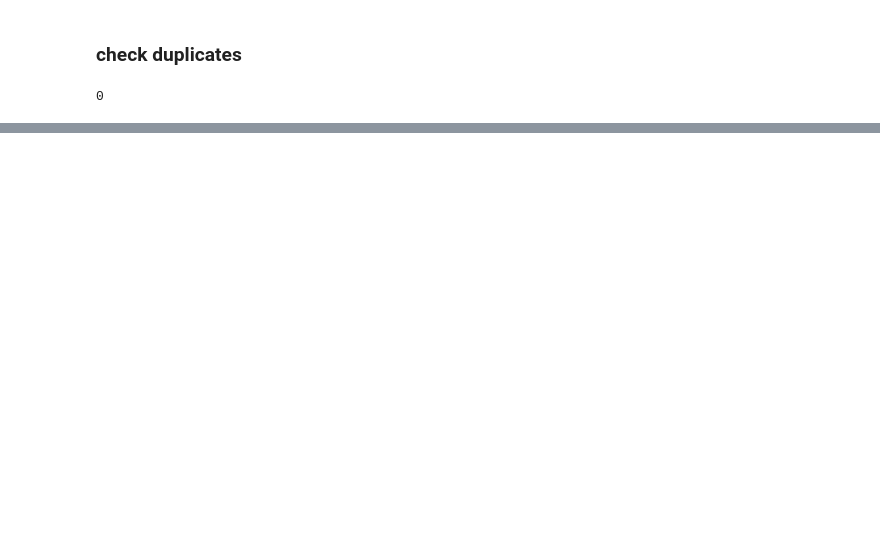
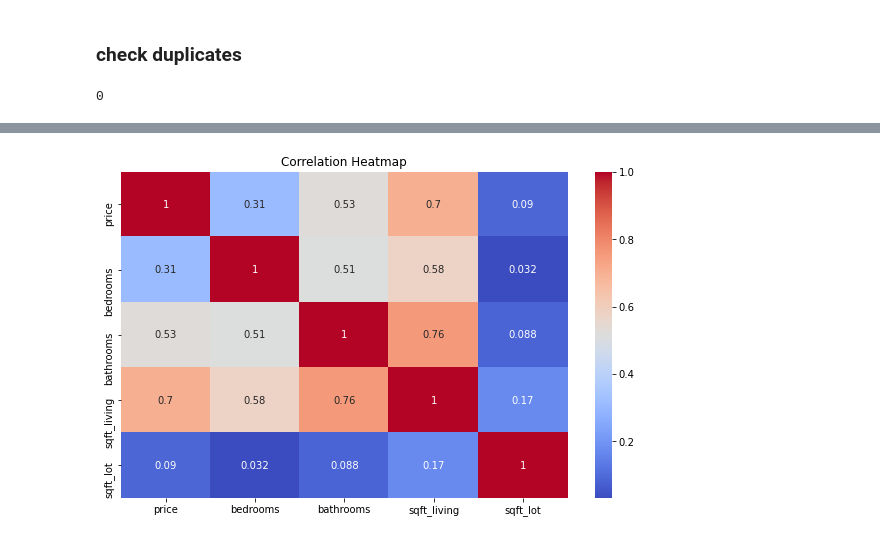
Before and after one commit to JEr1yAnalst/dsc-phase-2project_group7, a Jupyter notebook: student.ipynb, the cells around one changed output, grey strips where cells are left out. Cells and saved outputs as stored; diff of their text form; code cells hidden in the pictures; blank space fills up the shorter version.

Commit message:
EDA( Visualization before modelling)

```diff
--- a/student.ipynb
+++ b/student.ipynb
@@ -228,0 +238,7 @@ duplicates
+# %%
+plt.figure(figsize=(10, 6))
+sns.heatmap(df[['price', 'bedrooms', 'bathrooms', 'sqft_living', 'sqft_lot']].corr(), annot=True, cmap='coolwarm')
+plt.title('Correlation Heatmap')
+plt.show()
+# %% [output]
+[figure, added]
```
Also changed, not shown: parts of 12 cells of this notebook.
